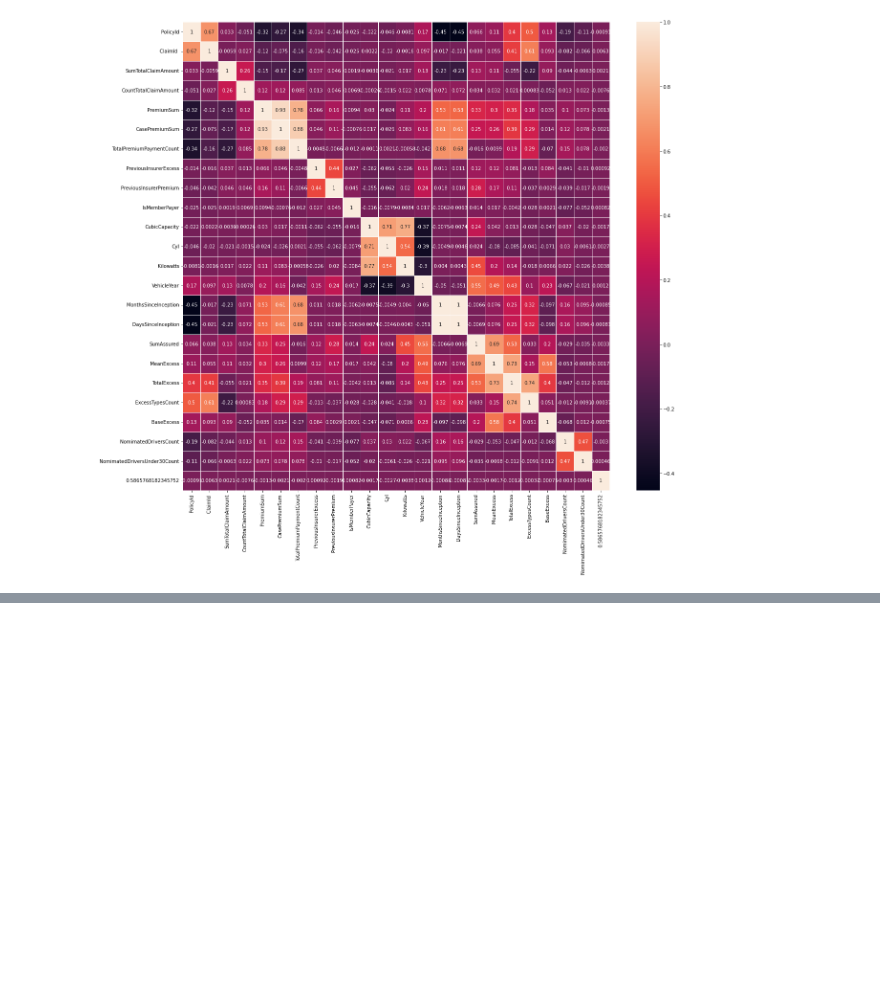
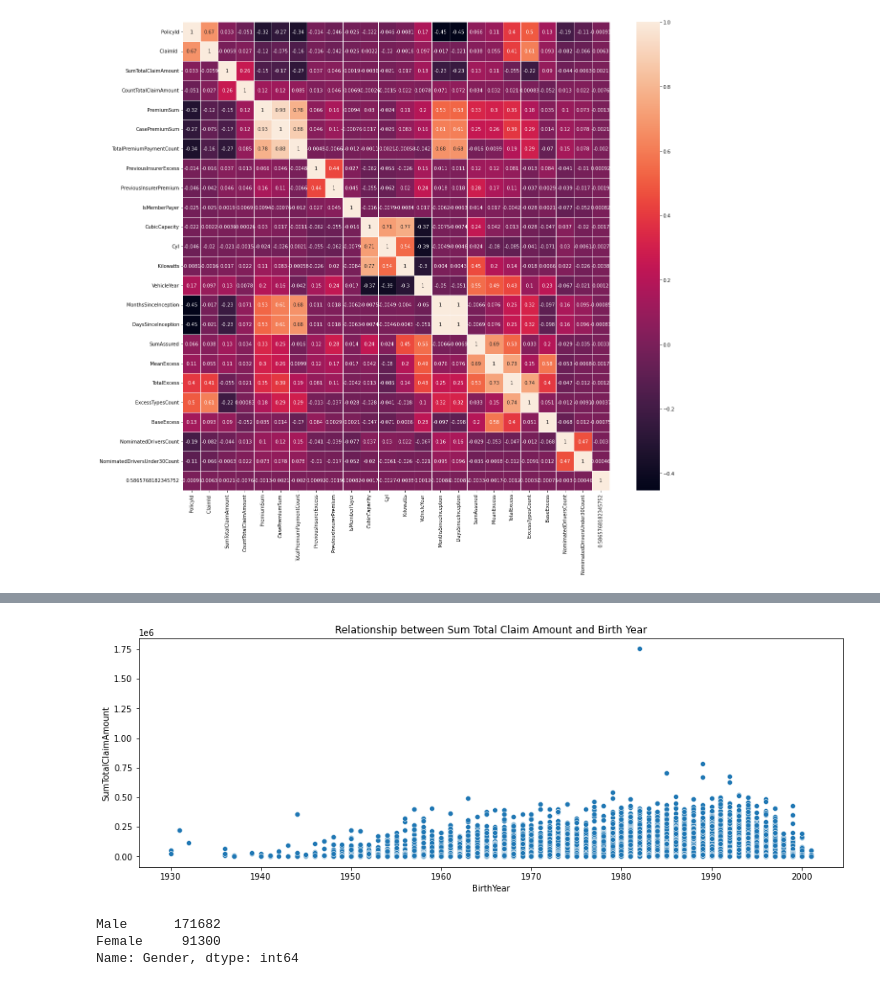
Before and after one commit to Pheelog/Insurance-Claim-Modelling, a Jupyter notebook: Insurance Claim Model.ipynb, the cells around one changed output, grey strips where cells are left out. Saved outputs shown, nothing was run; the diff lists cells and outputs as text; code cells hidden in the pictures; blank space fills up the shorter version.

```diff
--- a/Insurance Claim Model.ipynb
+++ b/Insurance Claim Model.ipynb
@@ -151,0 +186,7 @@ plt.show()
+# %%
+plt.figure(figsize=(15,5))
+sns.scatterplot(x="BirthYear", y="SumTotalClaimAmount", data=df)
+plt.title('Relationship between Sum Total Claim Amount and Birth Year')
+plt.show()
+# %% [output]
+[figure, added]
@@ -151,0 +198,6 @@ plt.show()
+# %%
+df["Gender"].value_counts()
+# %% [output]
+Male      171682
+Female     91300
+Name: Gender, dtype: int64
```
Also changed, not shown: parts of 36 cells of this notebook.
